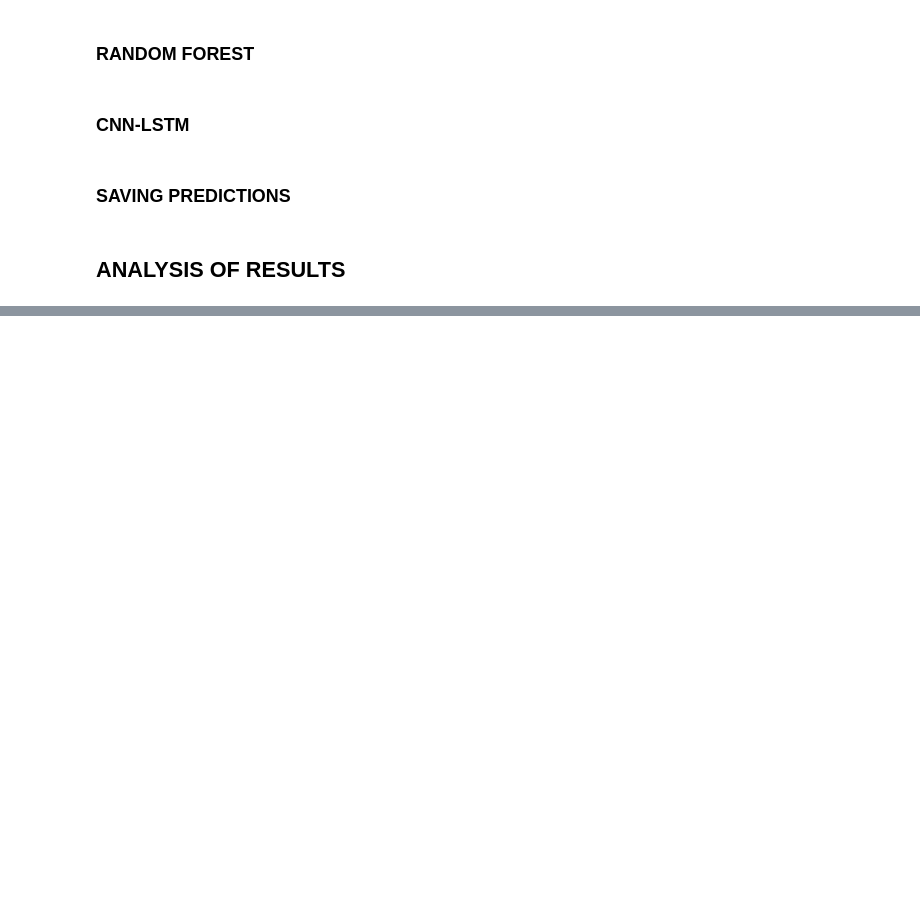
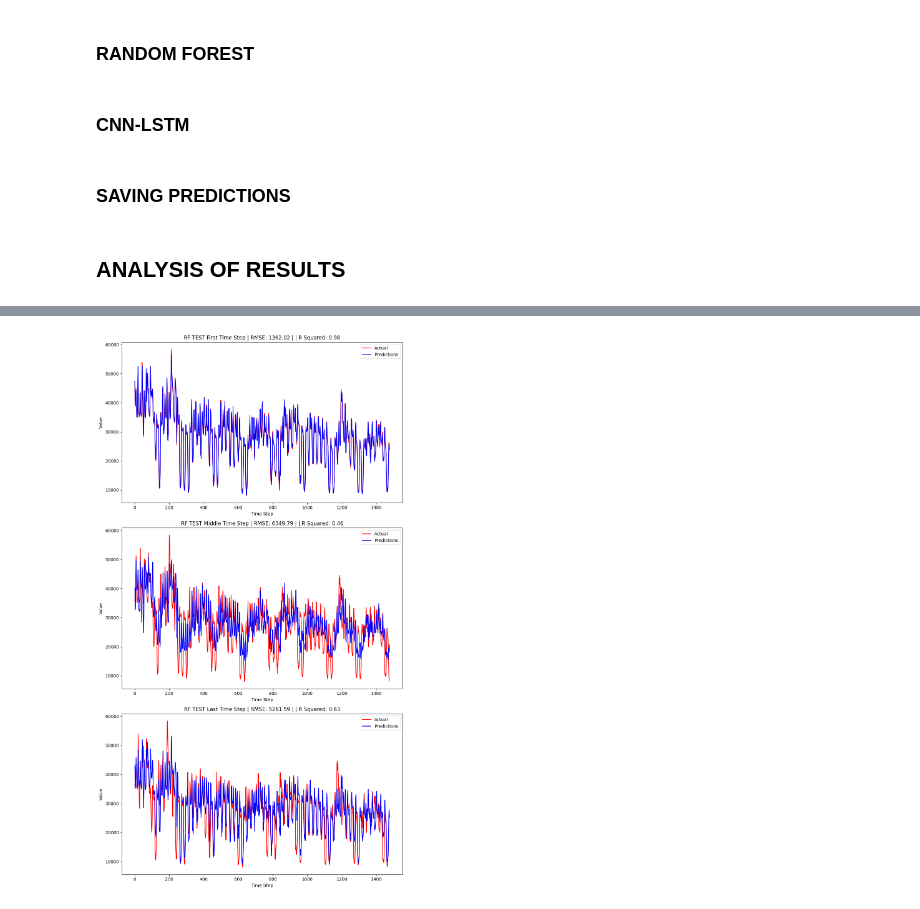
Before and after one commit to justtns/BC2407-Energy-Forecasting, a Jupyter notebook: notebooks/model_building.ipynb, the cells around one changed output, grey strips where cells are left out. Saved outputs shown, nothing was run; the diff lists cells and outputs as text; code cells hidden in the pictures; blank space fills up the shorter version.

```diff
--- a/notebooks/model_building.ipynb
+++ b/notebooks/model_building.ipynb
@@ -595,21 +748,24 @@ plt.show()
 # %%
 time_steps = [0, 11, 23]
 titles = ['First Time Step', 'Middle Time Step', 'Last Time Step']
 
 fig, axs = plt.subplots(3, 1, figsize=(10, 18))
 
 for i, ax in enumerate(axs):
     time_step = time_steps[i]
 
     ax.plot(choice['org']['test'][:, time_step], label='Actual', color='red')
     ax.plot(choice[model]['formatted_test'][:, time_step], label='Predictions', color='blue')
 
-    rmse = np.sqrt(mean_squared_error(choice['org']['test'][:, time_step], choice[model][:, time_step]))
+    rmse = np.sqrt(mean_squared_error(choice['org']['test'][:, time_step], choice[model]['formatted_test'][:, time_step]))
+    r2 = r2_score(choice['org']['test'][:, time_step], choice[model]['formatted_test'][:, time_step])
 
-    ax.set_title(f'{model} TEST {titles[i]} | RMSE: {rmse:.2f}')
+    ax.set_title(f'{model} TEST {titles[i]} | RMSE: {rmse:.2f} | | R Squared: {r2:.2f}')
     ax.set_xlabel('Time Step')
     ax.set_ylabel('Value')
     ax.legend()
 
 plt.tight_layout()
 plt.show()
+# %% [output]
+[figure, added]
```
Also changed, not shown: parts of 18 cells of this notebook.
